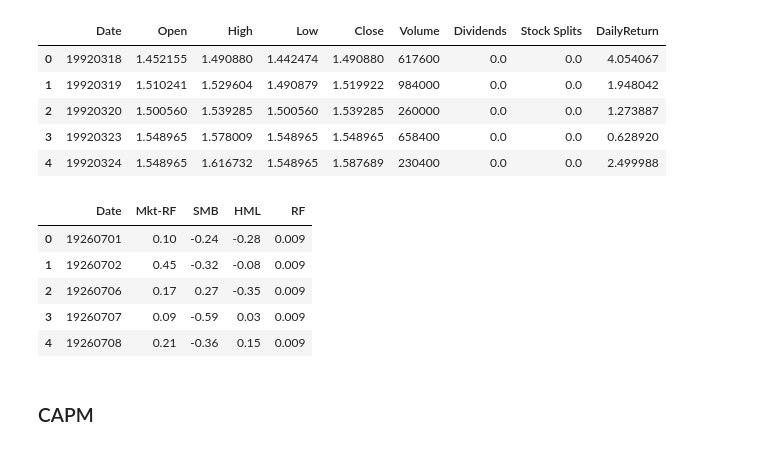
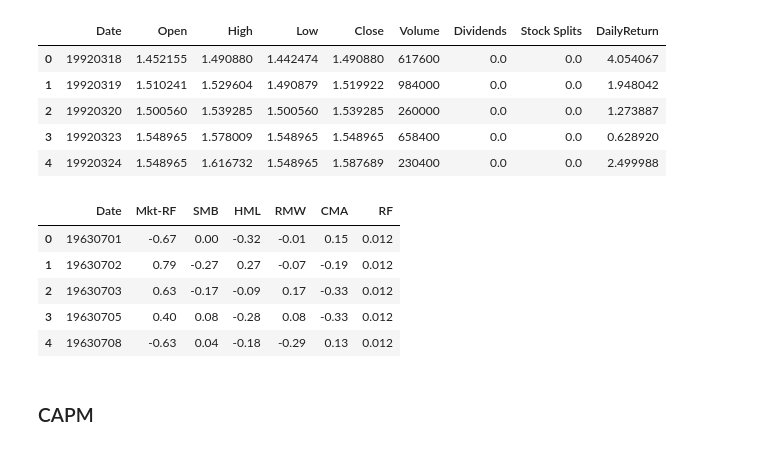
Before and after one commit to chrisliii/FINE-452, a Jupyter notebook: M&A_CAPM_FF3_Daily_Portfolio_BUD.ipynb, the cells around one changed output. Saved outputs shown, nothing was run; the diff lists cells and outputs as text; code cells hidden in the pictures.

```diff
--- a/M&A_CAPM_FF3_Daily_Portfolio_BUD.ipynb
+++ b/M&A_CAPM_FF3_Daily_Portfolio_BUD.ipynb
@@ -59,27 +59,30 @@ df_ticker_daily_return.head(5)
 | 3 | 19920323 | 1.548965 | 1.578009 | 1.548965 | 1.548965 | 658400 | 0.0 | 0.0 | 0.628920 |
 | 4 | 19920324 | 1.548965 | 1.616732 | 1.548965 | 1.587689 | 230400 | 0.0 | 0.0 | 2.499988 |
 # %%
-df_FF_Research = pd.read_csv('F-F_Research_Data_Factors_daily.CSV', encoding="utf-8", skipinitialspace=True, skiprows=4)
-df_FF_Research.columns = ['Date', 'Mkt-RF', 'SMB', 'HML', 'RF']
+df_FF_Research = pd.read_csv('F-F_Research_Data_5_Factors_daily.CSV', encoding="utf-8", skipinitialspace=True, skiprows=3)
+df_FF_Research.columns = ['Date', 'Mkt-RF', 'SMB', 'HML', 'RMW', 'CMA', 'RF']
 df_FF_Research = df_FF_Research.dropna()
 
 #df_FF_Research['Date'] = df_FF_Research['Date'].shift(1)
 #df_FF_Research['RF'] = df_FF_Research['RF'].shift(1)
 #df_FF_Research = df_FF_Research.dropna()
 
-df_FF_Research['RF'] = df_FF_Research['RF'].astype(float)
+df_FF_Research['Date'] = df_FF_Research['Date'].astype(str)
 df_FF_Research['Mkt-RF'] = df_FF_Research['Mkt-RF'].astype(float)
 df_FF_Research['SMB'] = df_FF_Research['SMB'].astype(float)
 df_FF_Research['HML'] = df_FF_Research['HML'].astype(float)
+df_FF_Research['RMW'] = df_FF_Research['RMW'].astype(float)
+df_FF_Research['CMA'] = df_FF_Research['CMA'].astype(float)
+df_FF_Research['RF'] = df_FF_Research['RF'].astype(float)
 
 df_FF_Research.head()
 # %% [output]
-|  | Date | Mkt-RF | SMB | HML | RF |
-| 0 | 19260701 | 0.10 | -0.24 | -0.28 | 0.009 |
-| 1 | 19260702 | 0.45 | -0.32 | -0.08 | 0.009 |
-| 2 | 19260706 | 0.17 | 0.27 | -0.35 | 0.009 |
-| 3 | 19260707 | 0.09 | -0.59 | 0.03 | 0.009 |
-| 4 | 19260708 | 0.21 | -0.36 | 0.15 | 0.009 |
+|  | Date | Mkt-RF | SMB | HML | RMW | CMA | RF |
+| 0 | 19630701 | -0.67 | 0.00 | -0.32 | -0.01 | 0.15 | 0.012 |
+| 1 | 19630702 | 0.79 | -0.27 | 0.27 | -0.07 | -0.19 | 0.012 |
+| 2 | 19630703 | 0.63 | -0.17 | -0.09 | 0.17 | -0.33 | 0.012 |
+| 3 | 19630705 | 0.40 | 0.08 | -0.28 | 0.08 | -0.33 | 0.012 |
+| 4 | 19630708 | -0.63 | 0.04 | -0.18 | -0.29 | 0.13 | 0.012 |
 # %% [markdown]
 ### CAPM
 # %% [markdown]
```
Also changed, not shown: parts of 7 cells of this notebook.
